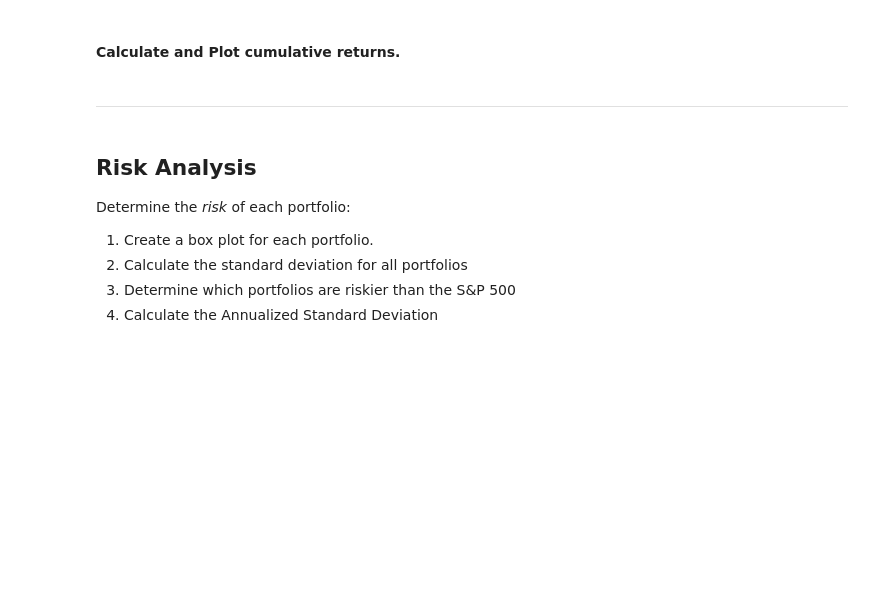
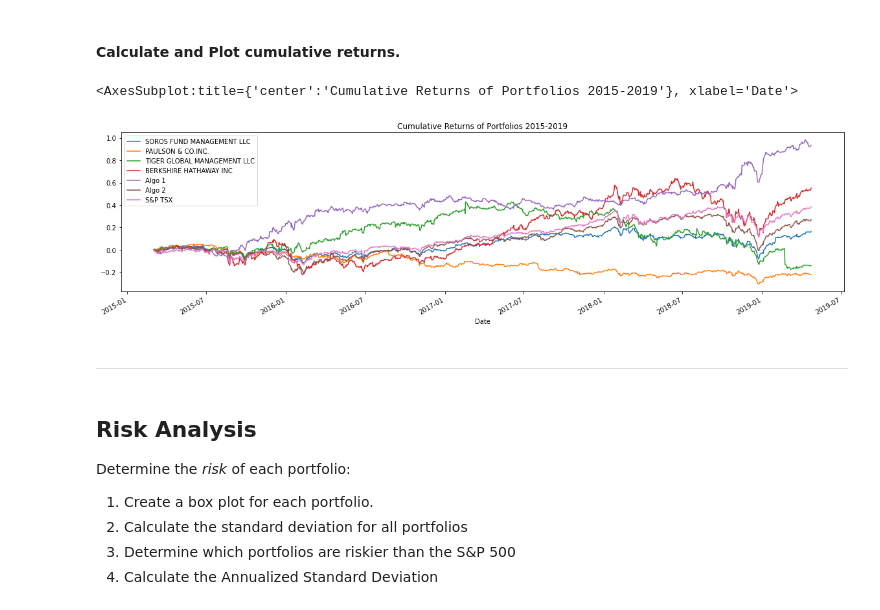
Before and after one commit to zeta1178/FinTech-Mod4-Challenge, a Jupyter notebook: whale_analysis.ipynb, the cells around one changed output. Drawn from its saved outputs; the diff is of its cells as text; code cells hidden in the pictures; blank space fills up the shorter version.

```diff
--- a/whale_analysis.ipynb
+++ b/whale_analysis.ipynb
@@ -84,3 +202,25 @@ In this section, you will calculate and visualize performance and risk metrics f
+# %%
+# Calculate cumulative returns of all portfolios
+# cum_rtn_sfm = (1 + cmb_df_sfm).cumprod() - 1
+# cum_rtn_pci = (1 + cmb_df_pci).cumprod() - 1
+# cum_rtn_tgm = (1 + cmb_df_tgm).cumprod() - 1
+# cum_rtn_bhi = (1 + cmb_df_bhi).cumprod() - 1
+# cum_rtn_alg1 = (1 + cmb_df_alg1).cumprod() - 1
+# cum_rtn_alg2 = (1 + cmb_df_alg2).cumprod() - 1
+# cum_rtn_sptx = (1 + cmb_df_sptx).cumprod() - 1
+# cum_rtn_sfm.plot(figsize=(20,5), title="Cumulative Returns of Soros 2015-2019",color='b', legend=True)
+# cum_rtn_pci.plot(figsize=(20,5), title="Cumulative Returns of Paulson 2015-2019",color='g', legend=True)
+# cum_rtn_tgm.plot(figsize=(20,5), title="Cumulative Returns of Tiger Global 2015-2019",color='r', legend=True)
+# cum_rtn_bhi.plot(figsize=(20,5), title="Cumulative Returns of Berkshire Hathaway 2015-2019",color='c', legend=True)
+# cum_rtn_alg1.plot(figsize=(20,5), title="Cumulative Returns of Algo 1  2015-2019",color='m', legend=True)
+# cum_rtn_alg2.plot(figsize=(20,5), title="Cumulative Returns of Algo 2 2015-2019", color='y', legend=True)
+# cum_rtn_sptx.plot(figsize=(20,5), title="Cumulative Returns of S&P 500 2015-2019", color='k', legend=True)
+cum_rtn_combined_df = (1 + combined_df).cumprod() - 1
+# Plot cumulative returns
+cum_rtn_combined_df.plot(figsize=(20,5), title="Cumulative Returns of Portfolios 2015-2019", legend=True)
+# %% [output]
+<AxesSubplot:title={'center':'Cumulative Returns of Portfolios 2015-2019'}, xlabel='Date'>
+[figure, added]
 # %% [markdown]
 ---
 # %% [markdown]
```
Also changed, not shown: parts of 61 cells of this notebook, 1 other file.
